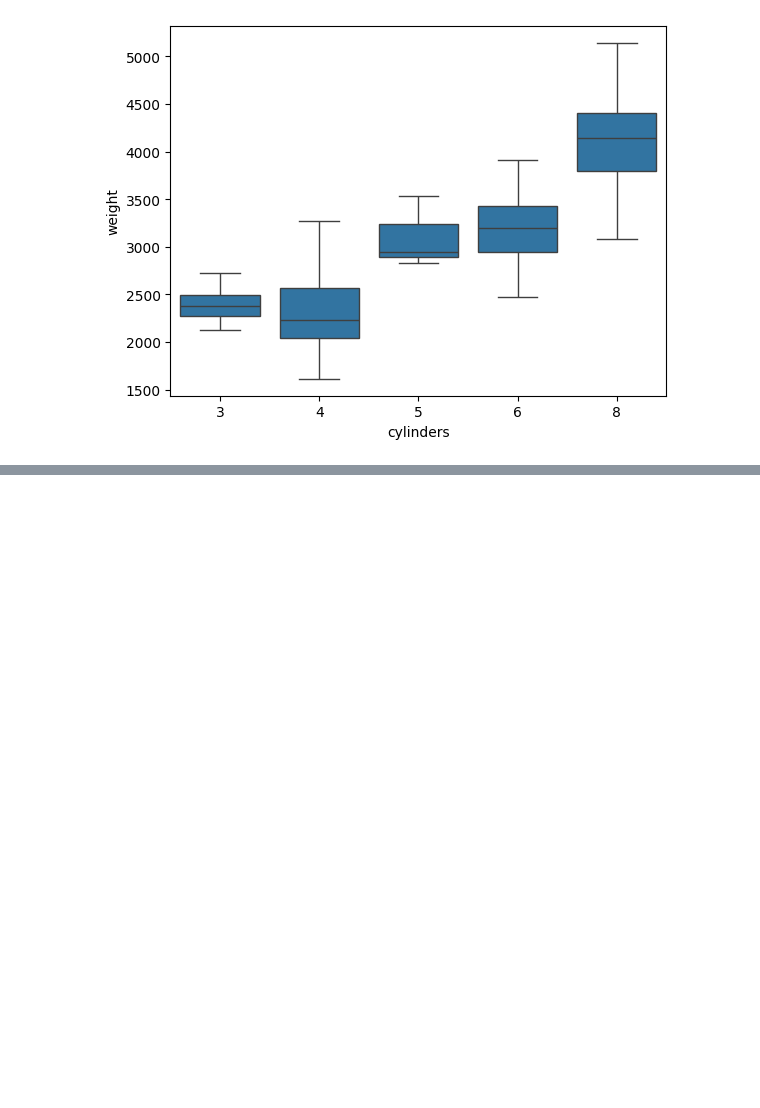
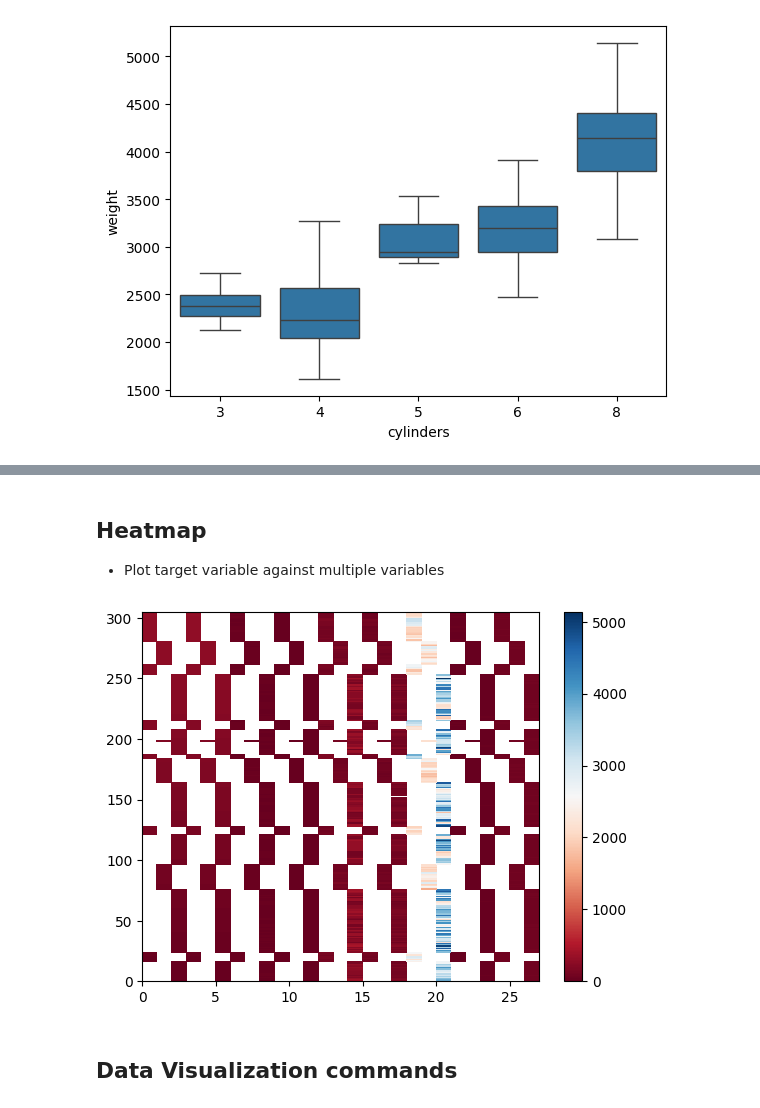
Before and after one commit to rohanpashikanti/Data_Analytics, a Jupyter notebook: Lab_2.ipynb, the cells around one changed output, grey strips where cells are left out. Saved outputs shown, nothing was run; the diff lists cells and outputs as text; code cells hidden in the pictures; blank space fills up the shorter version.

```diff
--- a/Lab_2.ipynb
+++ b/Lab_2.ipynb
@@ -304,0 +324,3 @@ sns.boxplot(x="cylinders", y="weight", data=ab)
+# %%
+ab_grp = ab.groupby(['name','origin'],as_index=True).mean()
+ab_grp
@@ -304,0 +345,6 @@ sns.boxplot(x="cylinders", y="weight", data=ab)
+# %%
+# Convert the index to columns
+ab_grp = ab_grp.reset_index()
+ab_grp
+ab_pivot = ab_grp.pivot(index='name', columns='origin')
+ab_pivot
@@ -304,0 +367,11 @@ sns.boxplot(x="cylinders", y="weight", data=ab)
+# %% [markdown]
+## Heatmap
+* Plot target variable against multiple variables
+# %%
+plt.pcolor(ab_pivot, cmap='RdBu')
+plt.colorbar()
+plt. show()
+# %% [output]
+[figure, added]
+# %% [markdown]
+## Data Visualization commands
```
Also changed, not shown: parts of 36 cells of this notebook.
